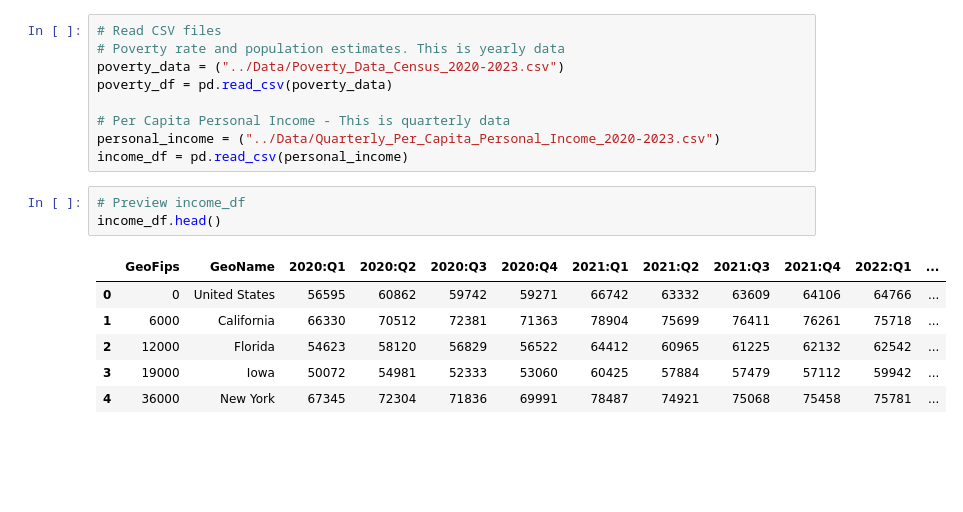
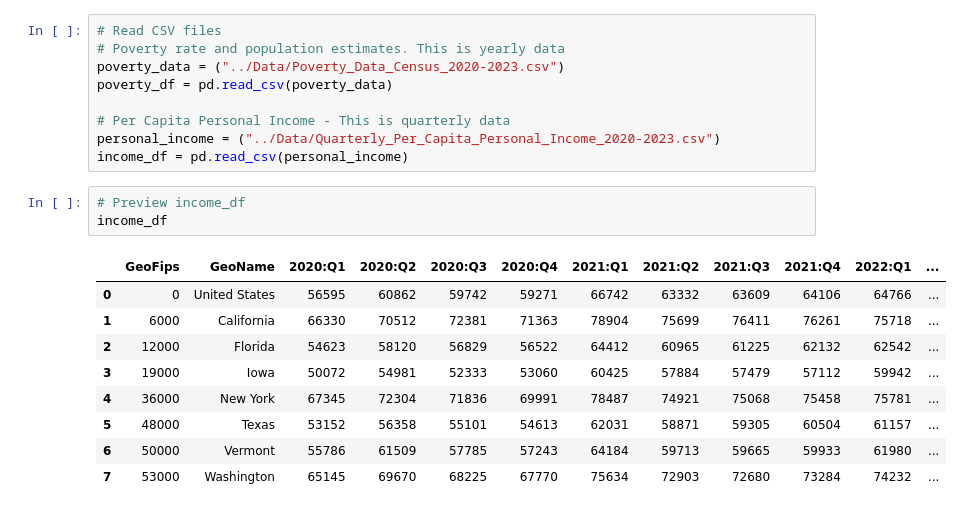
Before and after one commit to jrdthomas1/Project-1, a Jupyter notebook: jupyter/Poverty_PCE_Pers_Income.ipynb, the cells around one changed output. Drawn from its saved outputs; the diff is of its cells as text; blank space fills up the shorter version.

```diff
--- a/jupyter/Poverty_PCE_Pers_Income.ipynb
+++ b/jupyter/Poverty_PCE_Pers_Income.ipynb
@@ -17,14 +18,17 @@ personal_income = ("../Data/Quarterly_Per_Capita_Personal_Income_2020-2023.csv")
 income_df = pd.read_csv(personal_income)
 # %%
 # Preview income_df
-income_df.head()
+income_df
 # %% [output]
 |  | GeoFips | GeoName | 2020:Q1 | 2020:Q2 | 2020:Q3 | 2020:Q4 | 2021:Q1 | 2021:Q2 | 2021:Q3 | 2021:Q4 | 2022:Q1 | ... |
 | 0 | 0 | United States | 56595 | 60862 | 59742 | 59271 | 66742 | 63332 | 63609 | 64106 | 64766 | ... |
 | 1 | 6000 | California | 66330 | 70512 | 72381 | 71363 | 78904 | 75699 | 76411 | 76261 | 75718 | ... |
 | 2 | 12000 | Florida | 54623 | 58120 | 56829 | 56522 | 64412 | 60965 | 61225 | 62132 | 62542 | ... |
 | 3 | 19000 | Iowa | 50072 | 54981 | 52333 | 53060 | 60425 | 57884 | 57479 | 57112 | 59942 | ... |
 | 4 | 36000 | New York | 67345 | 72304 | 71836 | 69991 | 78487 | 74921 | 75068 | 75458 | 75781 | ... |
+| 5 | 48000 | Texas | 53152 | 56358 | 55101 | 54613 | 62031 | 58871 | 59305 | 60504 | 61157 | ... |
+| 6 | 50000 | Vermont | 55786 | 61509 | 57785 | 57243 | 64184 | 59713 | 59665 | 59933 | 61980 | ... |
+| 7 | 53000 | Washington | 65145 | 69670 | 68225 | 67770 | 75634 | 72903 | 72680 | 73284 | 74232 | ... |
 # %%
 # Clean up income_df
 
```
Also changed, not shown: parts of 8 cells of this notebook, 2 other files.
